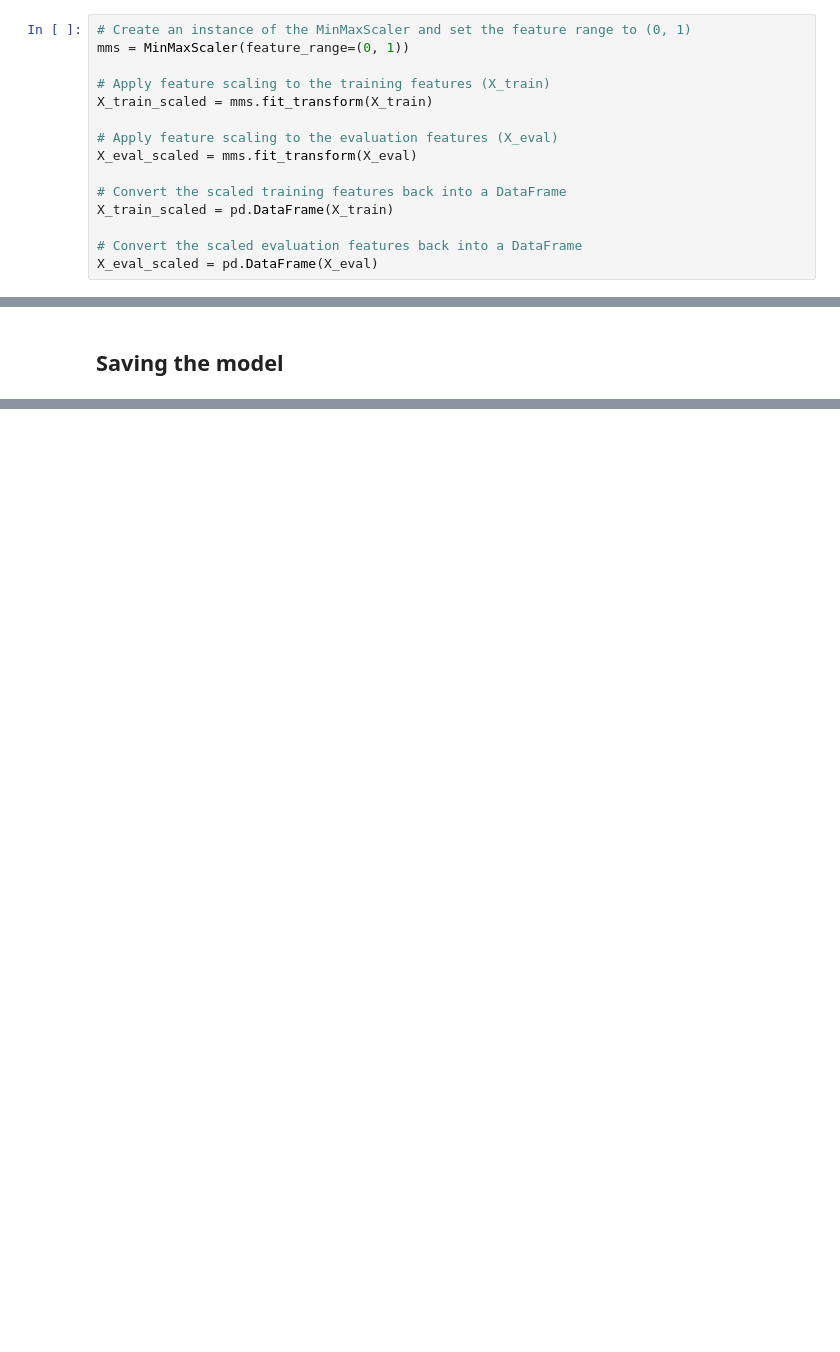
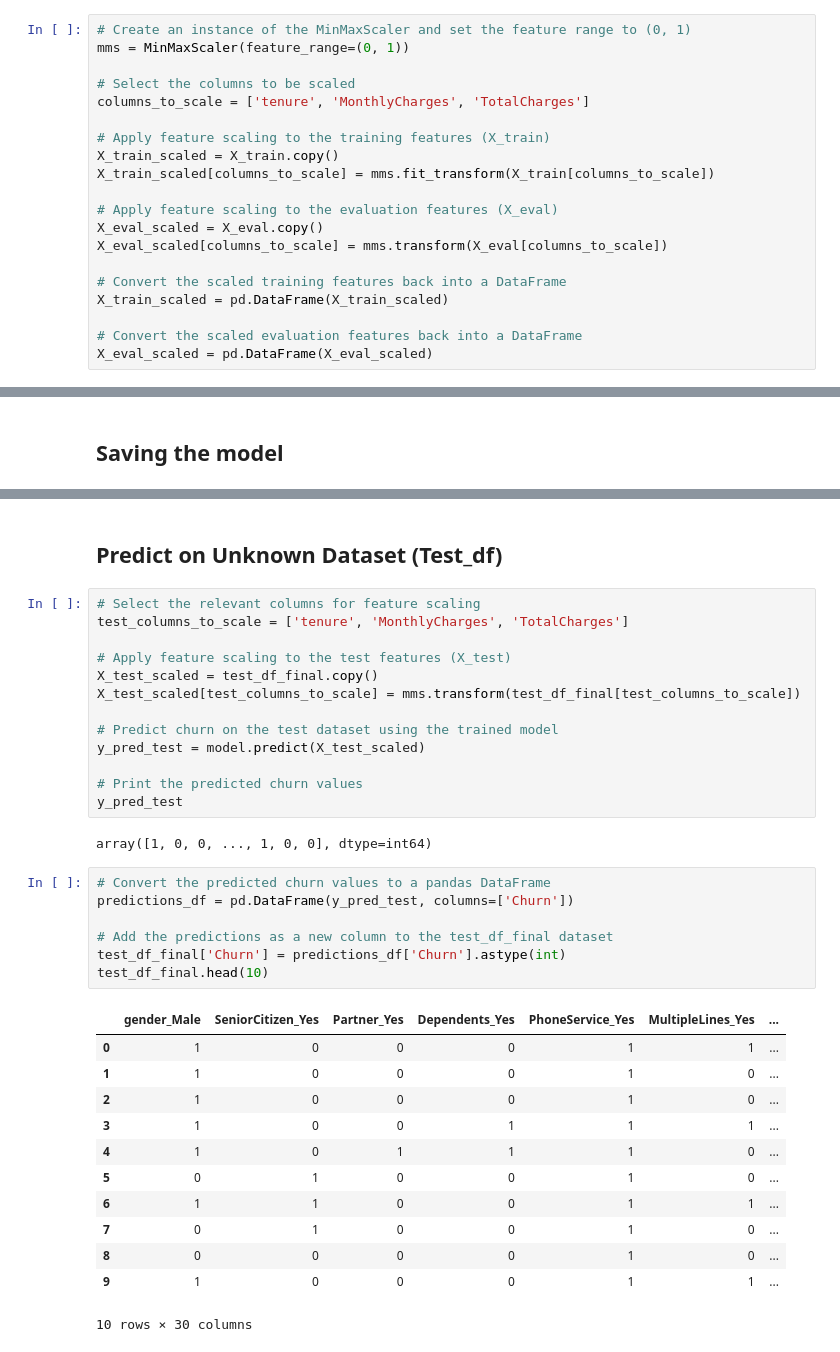
Before and after one commit to rasmodev/Customer-Churn-Prediction-Machine-Learning-Classification-Project, a Jupyter notebook: Classification_Telco_customer_churn.ipynb, the cells around one changed output, grey strips where cells are left out. Drawn from its saved outputs; the diff is of its cells as text; blank space fills up the shorter version.

```diff
--- a/Classification_Telco_customer_churn.ipynb
+++ b/Classification_Telco_customer_churn.ipynb
@@ -1453,17 +1465,22 @@ X_train, X_eval, y_train, y_eval = train_test_split(X, y, test_size=0.2, stratif
 # Create an instance of the MinMaxScaler and set the feature range to (0, 1)
 mms = MinMaxScaler(feature_range=(0, 1))
 
+# Select the columns to be scaled
+columns_to_scale = ['tenure', 'MonthlyCharges', 'TotalCharges']
+
 # Apply feature scaling to the training features (X_train)
-X_train_scaled = mms.fit_transform(X_train)
+X_train_scaled = X_train.copy()
+X_train_scaled[columns_to_scale] = mms.fit_transform(X_train[columns_to_scale])
 
 # Apply feature scaling to the evaluation features (X_eval)
-X_eval_scaled = mms.fit_transform(X_eval)
+X_eval_scaled = X_eval.copy()
+X_eval_scaled[columns_to_scale] = mms.transform(X_eval[columns_to_scale])
 
 # Convert the scaled training features back into a DataFrame
-X_train_scaled = pd.DataFrame(X_train)
+X_train_scaled = pd.DataFrame(X_train_scaled)
 
 # Convert the scaled evaluation features back into a DataFrame
-X_eval_scaled = pd.DataFrame(X_eval)
+X_eval_scaled = pd.DataFrame(X_eval_scaled)
 # %% [markdown]
 #### Balancing The Dataset Using SMOTE
 # %%
@@ -1678,0 +1739,37 @@ filename = 'Telco_Churn_Prediction_Classification_Model.sav'
+# %% [markdown]
+## Predict on Unknown Dataset (Test_df)
+# %%
+# Select the relevant columns for feature scaling
+test_columns_to_scale = ['tenure', 'MonthlyCharges', 'TotalCharges']
+
+# Apply feature scaling to the test features (X_test)
+X_test_scaled = test_df_final.copy()
+X_test_scaled[test_columns_to_scale] = mms.transform(test_df_final[test_columns_to_scale])
+
+# Predict churn on the test dataset using the trained model
+y_pred_test = model.predict(X_test_scaled)
+
+# Print the predicted churn values
+y_pred_test
+# %% [output]
+array([1, 0, 0, ..., 1, 0, 0], dtype=int64)
+# %%
+# Convert the predicted churn values to a pandas DataFrame
+predictions_df = pd.DataFrame(y_pred_test, columns=['Churn'])
+
+# Add the predictions as a new column to the test_df_final dataset
+test_df_final['Churn'] = predictions_df['Churn'].astype(int)
+test_df_final.head(10)
+# %% [output]
+|  | gender_Male | SeniorCitizen_Yes | Partner_Yes | Dependents_Yes | PhoneService_Yes | MultipleLines_Yes | ... |
+| 0 | 1 | 0 | 0 | 0 | 1 | 1 | ... |
+| 1 | 1 | 0 | 0 | 0 | 1 | 0 | ... |
+| 2 | 1 | 0 | 0 | 0 | 1 | 0 | ... |
+| 3 | 1 | 0 | 0 | 1 | 1 | 1 | ... |
+| 4 | 1 | 0 | 1 | 1 | 1 | 0 | ... |
+| 5 | 0 | 1 | 0 | 0 | 1 | 0 | ... |
+| 6 | 1 | 1 | 0 | 0 | 1 | 1 | ... |
+| 7 | 0 | 1 | 0 | 0 | 1 | 0 | ... |
+| 8 | 0 | 0 | 0 | 0 | 1 | 0 | ... |
+| 9 | 1 | 0 | 0 | 0 | 1 | 1 | ... |
+10 rows × 30 columns
```
Also changed, not shown: parts of 28 cells of this notebook.
